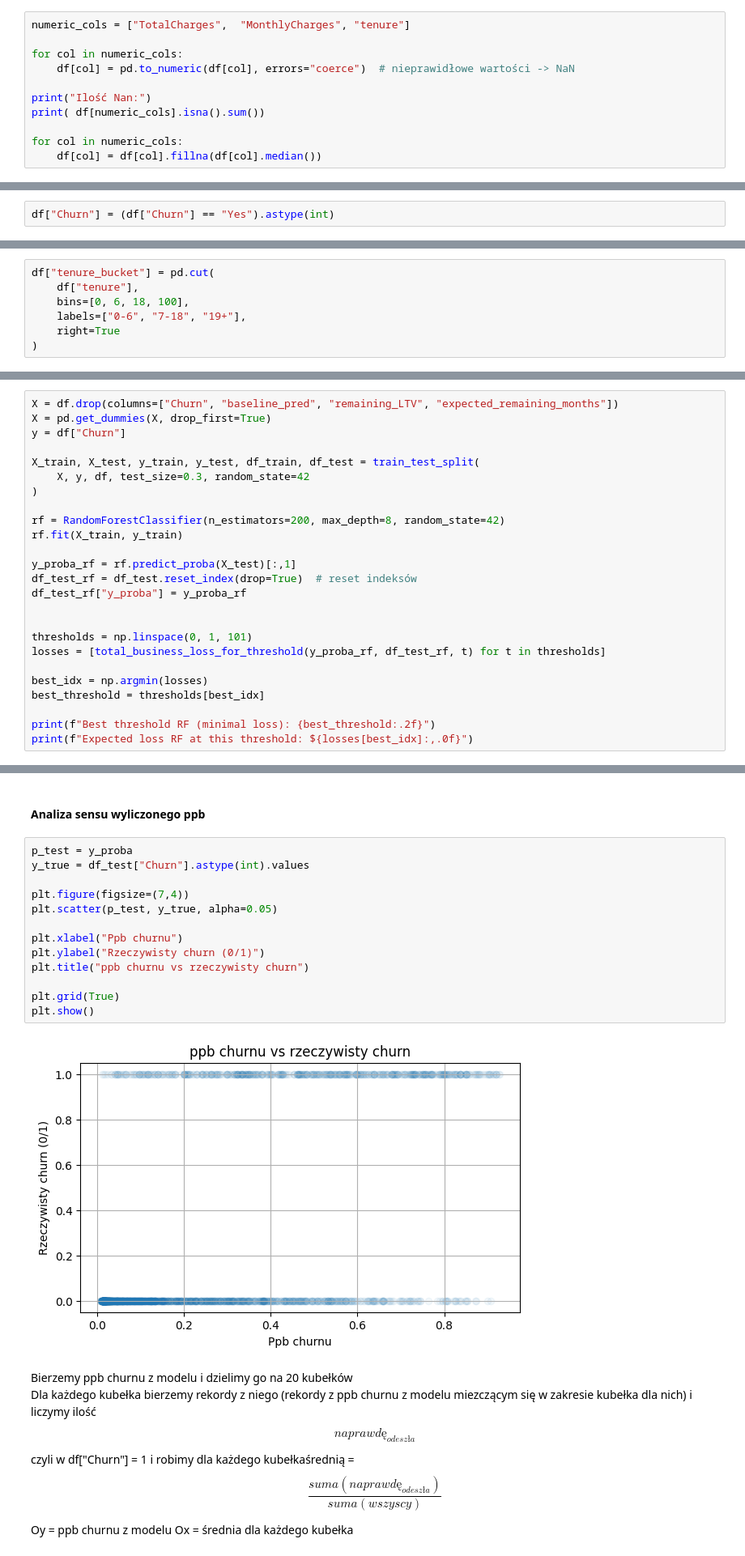
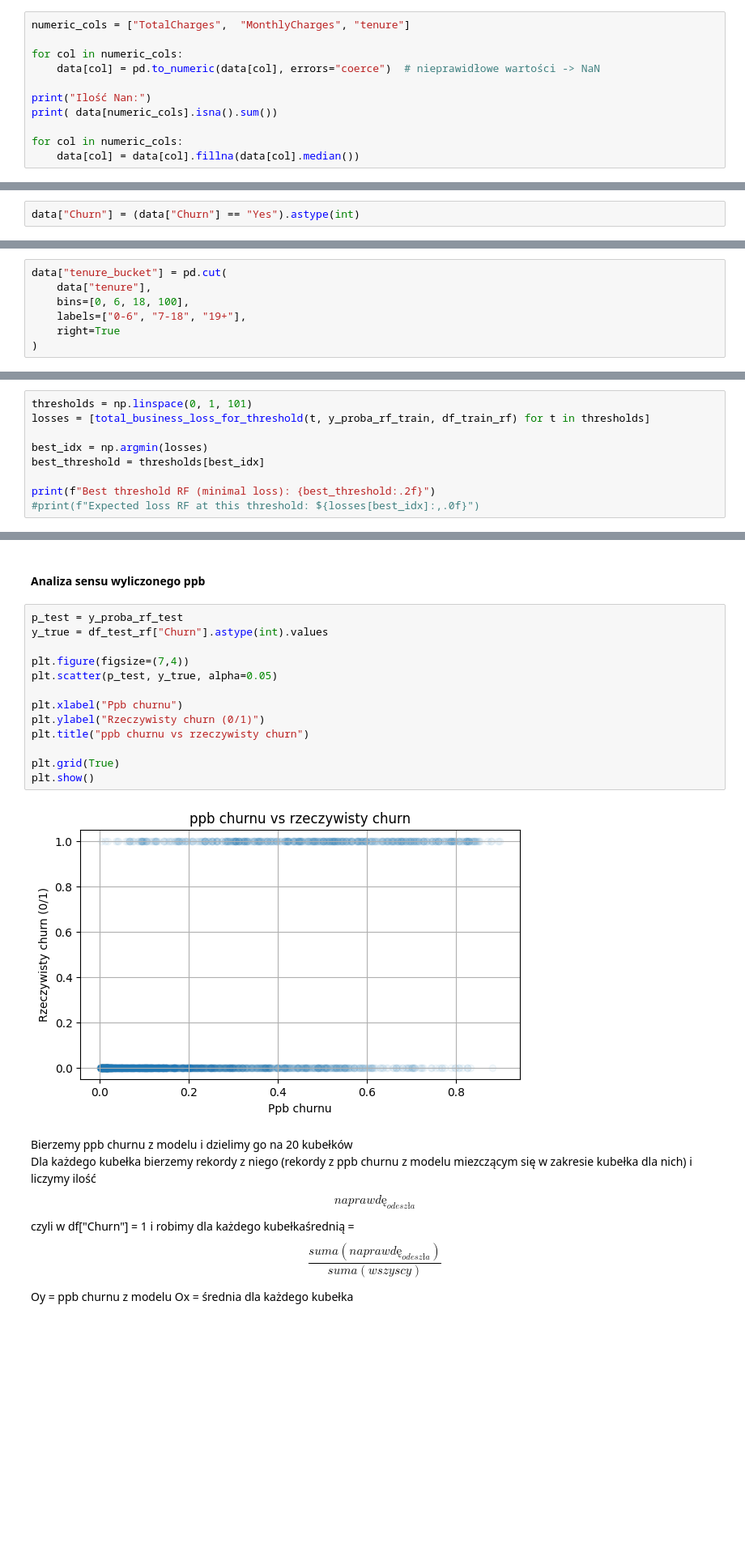
Before and after one commit to MikolajMezyk/projektML, a Jupyter notebook: projekt_czysto.ipynb, the cells around one changed output, grey strips where cells are left out. Shown at 81% size. Cells and saved outputs as stored; diff of their text form; blank space fills up the shorter version.

Commit message:
Naprawia trenowanie na train i dodaje podsumowanie

```diff
--- a/projekt_czysto.ipynb
+++ b/projekt_czysto.ipynb
@@ -74,13 +110,13 @@ Konwersja zmiennych numerycznych oraz obsługa brakujących wartości
 numeric_cols = ["TotalCharges",  "MonthlyCharges", "tenure"]
 
 for col in numeric_cols:
-    df[col] = pd.to_numeric(df[col], errors="coerce")  # nieprawidłowe wartości -> NaN
+    data[col] = pd.to_numeric(data[col], errors="coerce")  # nieprawidłowe wartości -> NaN
 
 print("Ilość Nan:")
-print( df[numeric_cols].isna().sum())
+print( data[numeric_cols].isna().sum())
 
 for col in numeric_cols:
-    df[col] = df[col].fillna(df[col].median())
+    data[col] = data[col].fillna(data[col].median())
 # %% [output]
 Ilość Nan:
 TotalCharges      11
@@ -90,7 +126,7 @@ dtype: int64
 # %% [markdown]
 Zmiana Churn z Yes/No na 1/0
 # %%
-df["Churn"] = (df["Churn"] == "Yes").astype(int)
+data["Churn"] = (data["Churn"] == "Yes").astype(int)
 # %% [markdown]
 Ujednolicenie wartości kategorii zmiennych na Yes i No
 # %%
@@ -140,8 +176,8 @@ preprocessor = ColumnTransformer(
 # %% [markdown]
 Podział klientów na typy - kubełki
 # %%
-df["tenure_bucket"] = pd.cut(
-    df["tenure"],
+data["tenure_bucket"] = pd.cut(
+    data["tenure"],
     bins=[0, 6, 18, 100],
     labels=["0-6", "7-18", "19+"],
     right=True
@@ -502,26 +661,10 @@ Total expected loss (all buckets): $276,828
 # %%
-X = df.drop(columns=["Churn", "baseline_pred", "remaining_LTV", "expected_remaining_months"])
-X = pd.get_dummies(X, drop_first=True)
-y = df["Churn"]
-
-X_train, X_test, y_train, y_test, df_train, df_test = train_test_split(
-    X, y, df, test_size=0.3, random_state=42
-)
-
-rf = RandomForestClassifier(n_estimators=200, max_depth=8, random_state=42)
-rf.fit(X_train, y_train)
-
-y_proba_rf = rf.predict_proba(X_test)[:,1]
-df_test_rf = df_test.reset_index(drop=True)  # reset indeksów
-df_test_rf["y_proba"] = y_proba_rf
-
-
 thresholds = np.linspace(0, 1, 101)
-losses = [total_business_loss_for_threshold(y_proba_rf, df_test_rf, t) for t in thresholds]
+losses = [total_business_loss_for_threshold(t, y_proba_rf_train, df_train_rf) for t in thresholds]
 
 best_idx = np.argmin(losses)
 best_threshold = thresholds[best_idx]
 
 print(f"Best threshold RF (minimal loss): {best_threshold:.2f}")
-print(f"Expected loss RF at this threshold: ${losses[best_idx]:,.0f}")
+#print(f"Expected loss RF at this threshold: ${losses[best_idx]:,.0f}")
 # %% [output]
@@ -624,20 +983,20 @@ Total expected loss (all buckets): $267,151
 # %% [markdown]
 #### Analiza sensu wyliczonego ppb
 # %%
-p_test = y_proba
-y_true = df_test["Churn"].astype(int).values
+p_test = y_proba_rf_test
+y_true = df_test_rf["Churn"].astype(int).values
 
 plt.figure(figsize=(7,4))
 plt.scatter(p_test, y_true, alpha=0.05)
 
 plt.xlabel("Ppb churnu")
 plt.ylabel("Rzeczywisty churn (0/1)")
 plt.title("ppb churnu vs rzeczywisty churn")
 
 plt.grid(True)
 plt.show()
 # %% [output]
-[figure, old version]
+[figure, new version]
 # %% [markdown]
 Bierzemy ppb churnu z modelu i dzielimy go na 20 kubełków
 Dla każdego kubełka bierzemy rekordy z niego (rekordy z ppb churnu z modelu miezczącym się w zakresie kubełka dla nich) i liczymy ilość $$naprawdę_{odeszła}$$ czyli w df["Churn"] = 1
```
Also changed, not shown: parts of 82 cells of this notebook.
